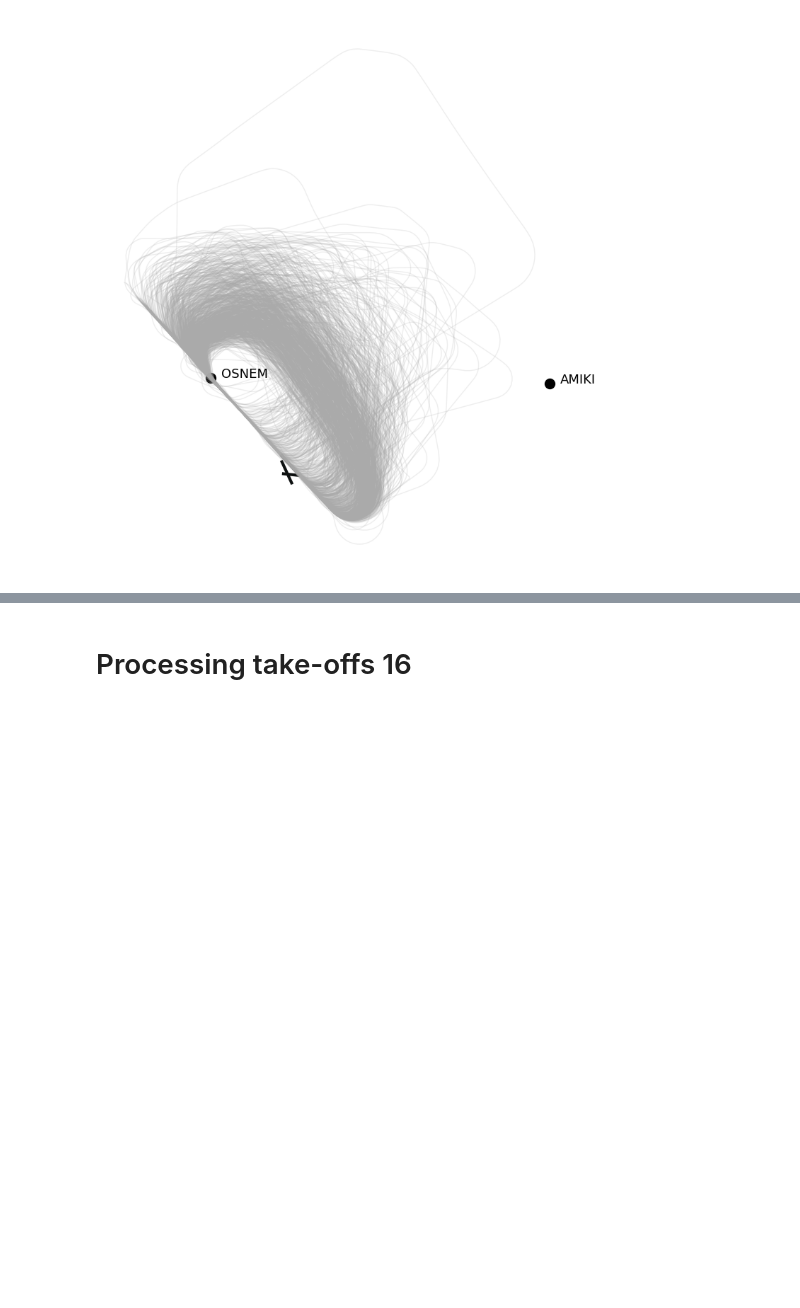
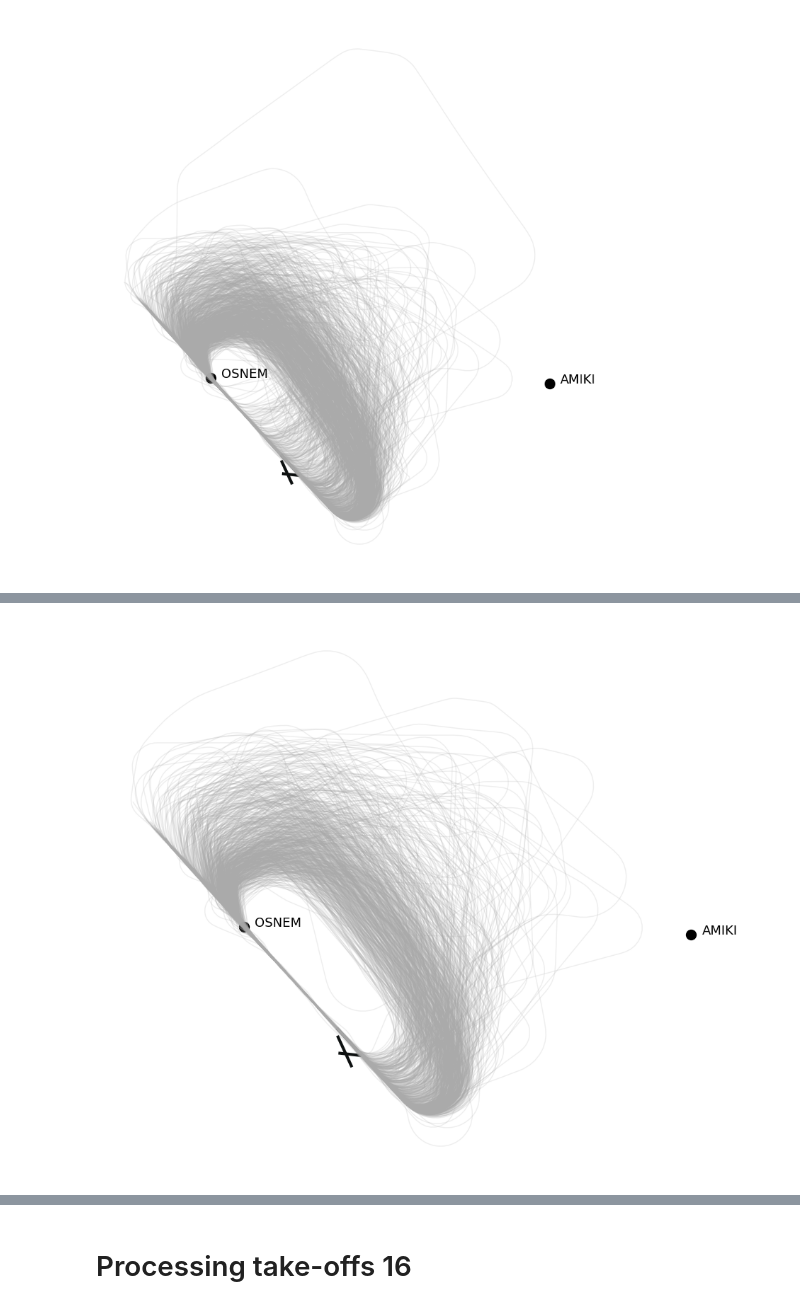
Before and after one commit to kruuZHAW/MAC_estimation_disentangled_VAE, a Jupyter notebook: notebooks/data_lszh.ipynb, the cells around one changed output, grey strips where cells are left out. Saved outputs shown, nothing was run; the diff lists cells and outputs as text; code cells hidden in the pictures; blank space fills up the shorter version.

```diff
--- a/notebooks/data_lszh.ipynb
+++ b/notebooks/data_lszh.ipynb
@@ -331,0 +424,2 @@ plt.show()
+# %%
+t = t1[inend]
@@ -331,0 +445,18 @@ plt.show()
+# %%
+t = t.query(f"flight_id not in {spurious}")
+# %%
+from traffic.core.projection import EuroPP
+from traffic.data import navaids
+
+with plt.style.context("traffic"):
+    fig, ax = plt.subplots(figsize=(15, 10), subplot_kw=dict(projection=EuroPP()))
+
+    t.plot(ax, alpha=0.2)
+
+    airports["LSZH"].plot(ax, footprint=False, runways=dict(lw=1), labels=False)
+    navaids["OSNEM"].plot(ax)
+    navaids["AMIKI"].plot(ax)
+
+plt.show()
+# %% [output]
+[figure, added]
```
Also changed, not shown: parts of 23 cells of this notebook, 34 other files.
